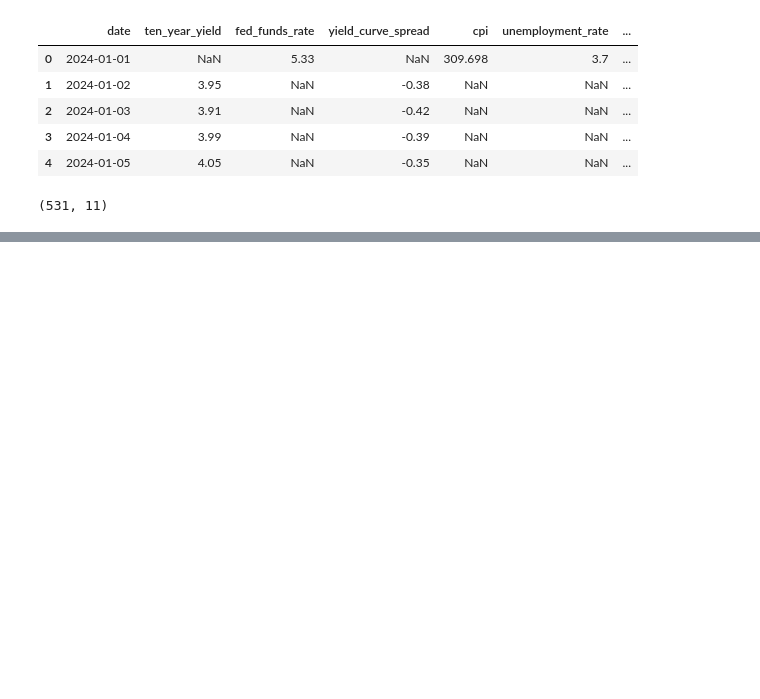
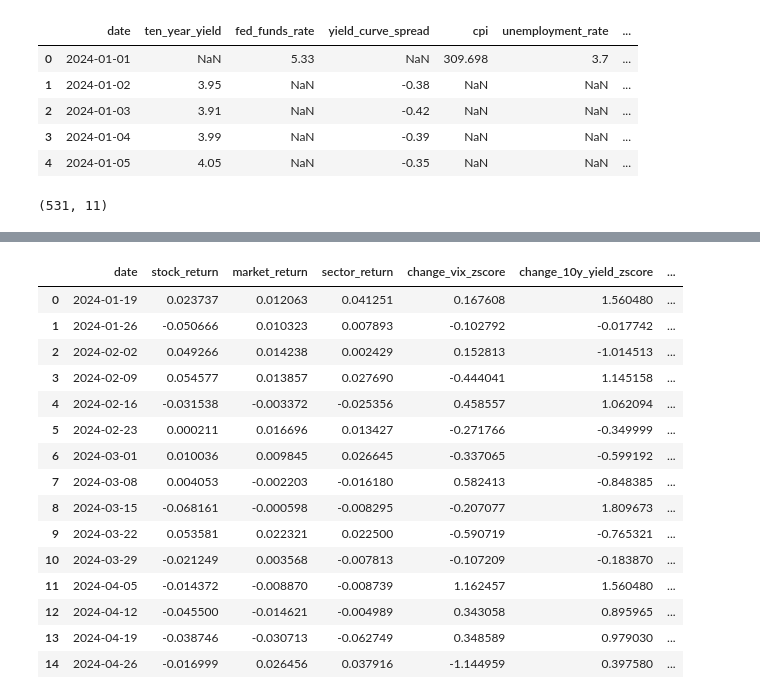
Before and after one commit to Jacob-Habte/macrosense-equity-attribution, a Jupyter notebook: notebooks/01_data_test.ipynb, the cells around one changed output, grey strips where cells are left out. Saved outputs shown, nothing was run; the diff lists cells and outputs as text; code cells hidden in the pictures; blank space fills up the shorter version.

```diff
--- a/notebooks/01_data_test.ipynb
+++ b/notebooks/01_data_test.ipynb
@@ -331,0 +551,14 @@ macro_data.to_csv("../data/raw_macro_full.csv", index=False)
+# %%
+import sys
+
+sys.path.append("../src")
+
+from analysis import run_correlation_analysis
+
+merged_fico, fico_correlations = run_correlation_analysis(
+    "FICO",
+    "2024-01-01",
+    "2026-01-01"
+)
+
+fico_correlations
@@ -331,0 +610,30 @@ macro_data.to_csv("../data/raw_macro_full.csv", index=False)
+# %%
+merged_fico[
+    [
+        "date",
+        "stock_return",
+        "market_return",
+        "sector_return",
+        "change_vix_zscore",
+        "change_10y_yield_zscore",
+        "change_credit_spread_zscore",
+        "change_oil_zscore"
+    ]
+].head(15)
+# %% [output]
+|  | date | stock_return | market_return | sector_return | change_vix_zscore | change_10y_yield_zscore | ... |
+| 0 | 2024-01-19 | 0.023737 | 0.012063 | 0.041251 | 0.167608 | 1.560480 | ... |
+| 1 | 2024-01-26 | -0.050666 | 0.010323 | 0.007893 | -0.102792 | -0.017742 | ... |
+| 2 | 2024-02-02 | 0.049266 | 0.014238 | 0.002429 | 0.152813 | -1.014513 | ... |
+| 3 | 2024-02-09 | 0.054577 | 0.013857 | 0.027690 | -0.444041 | 1.145158 | ... |
+| 4 | 2024-02-16 | -0.031538 | -0.003372 | -0.025356 | 0.458557 | 1.062094 | ... |
+| 5 | 2024-02-23 | 0.000211 | 0.016696 | 0.013427 | -0.271766 | -0.349999 | ... |
+| 6 | 2024-03-01 | 0.010036 | 0.009845 | 0.026645 | -0.337065 | -0.599192 | ... |
+| 7 | 2024-03-08 | 0.004053 | -0.002203 | -0.016180 | 0.582413 | -0.848385 | ... |
+| 8 | 2024-03-15 | -0.068161 | -0.000598 | -0.008295 | -0.207077 | 1.809673 | ... |
+| 9 | 2024-03-22 | 0.053581 | 0.022321 | 0.022500 | -0.590719 | -0.765321 | ... |
+| 10 | 2024-03-29 | -0.021249 | 0.003568 | -0.007813 | -0.107209 | -0.183870 | ... |
+| 11 | 2024-04-05 | -0.014372 | -0.008870 | -0.008739 | 1.162457 | 1.560480 | ... |
+| 12 | 2024-04-12 | -0.045500 | -0.014621 | -0.004989 | 0.343058 | 0.895965 | ... |
+| 13 | 2024-04-19 | -0.038746 | -0.030713 | -0.062749 | 0.348589 | 0.979030 | ... |
+| 14 | 2024-04-26 | -0.016999 | 0.026456 | 0.037916 | -1.144959 | 0.397580 | ... |
```
Also changed, not shown: parts of 31 cells of this notebook, 9 other files.
